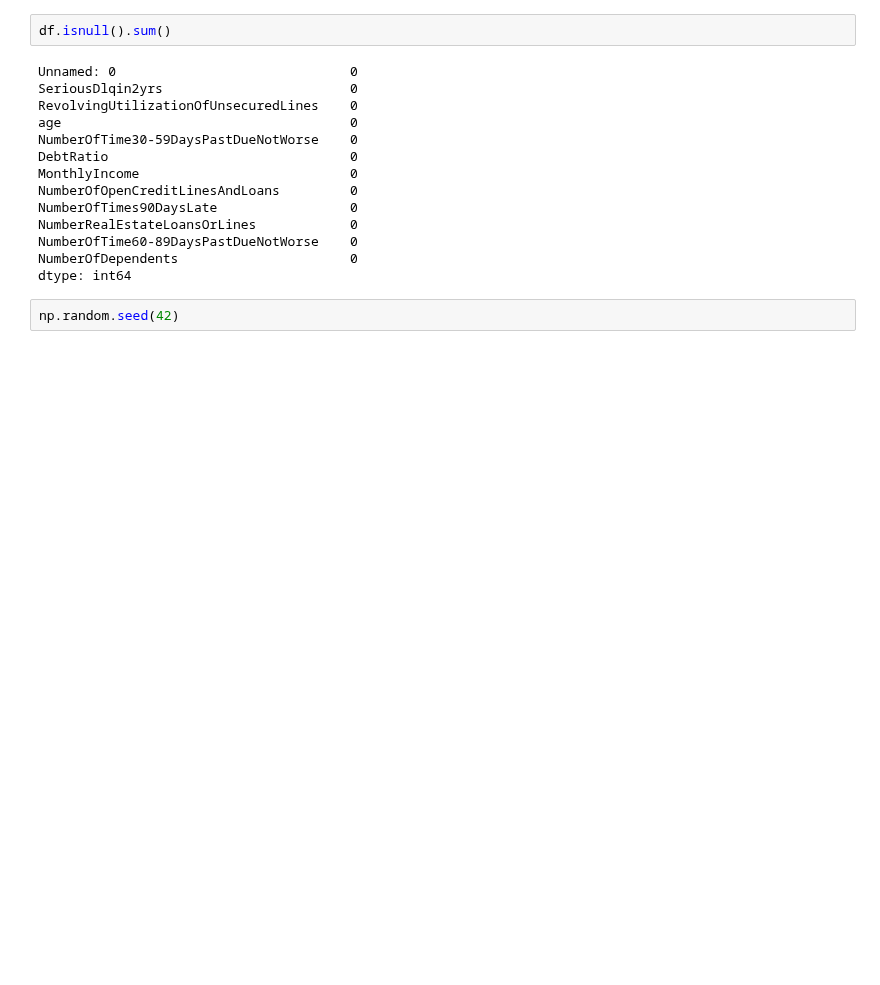
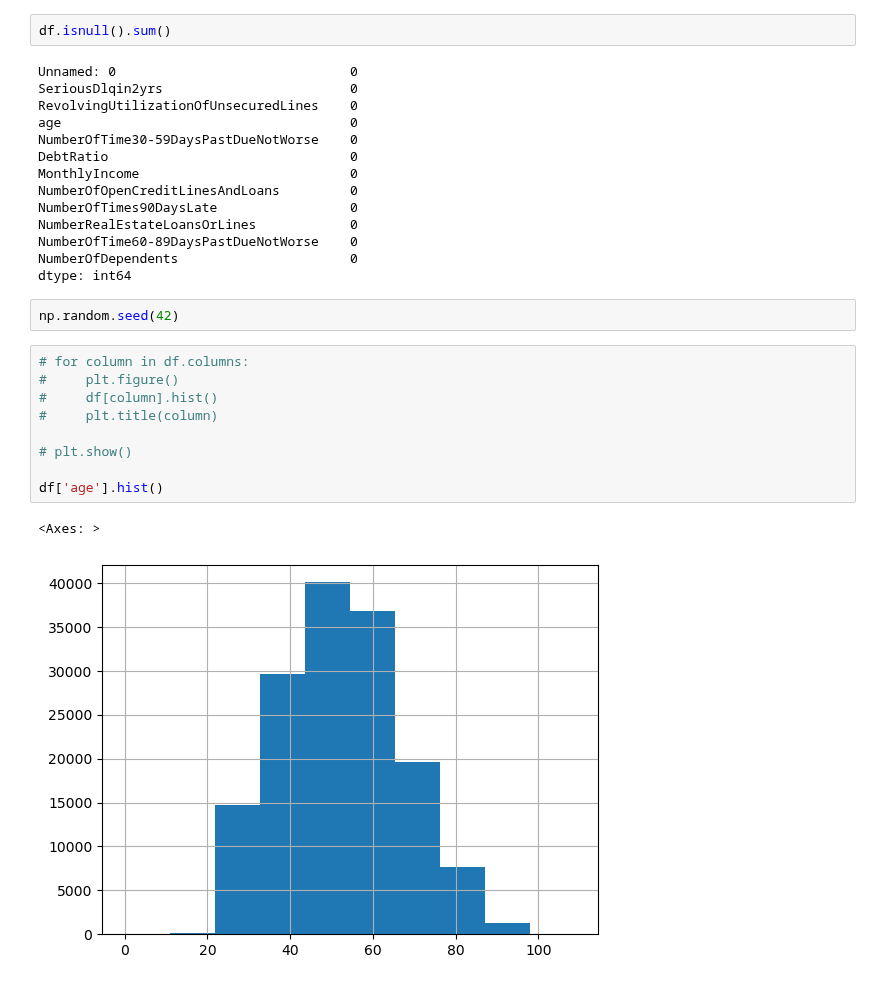
Before and after one commit to DotSlash-A/StatisticalSaga, a Jupyter notebook: distributions/binomial.ipynb, the cells around one changed output. Drawn from its saved outputs; the diff is of its cells as text; blank space fills up the shorter version.

```diff
--- a/distributions/binomial.ipynb
+++ b/distributions/binomial.ipynb
@@ -68,3 +68,15 @@ NumberOfDependents                      0
 dtype: int64
 # %%
 np.random.seed(42)
+# %%
+# for column in df.columns:
+#     plt.figure()
+#     df[column].hist()
+#     plt.title(column)
+
+# plt.show()
+
+df['age'].hist()
+# %% [output]
+<Axes: >
+[figure, added]
```
Also changed, not shown: parts of 2 cells of this notebook.
